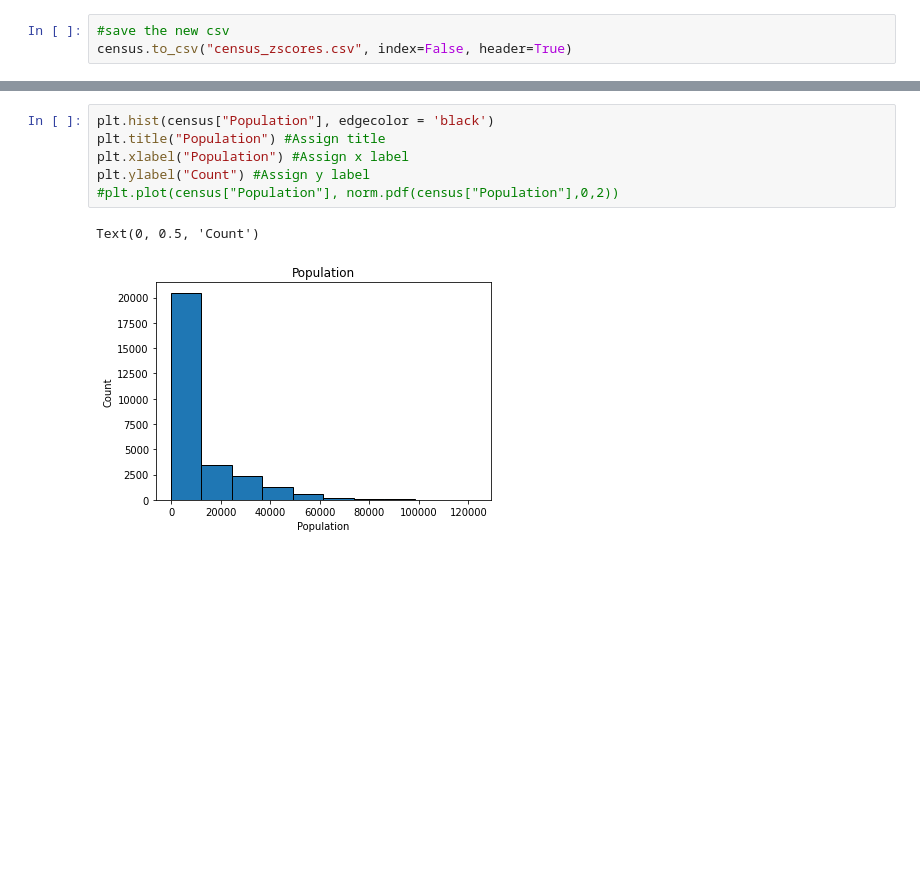
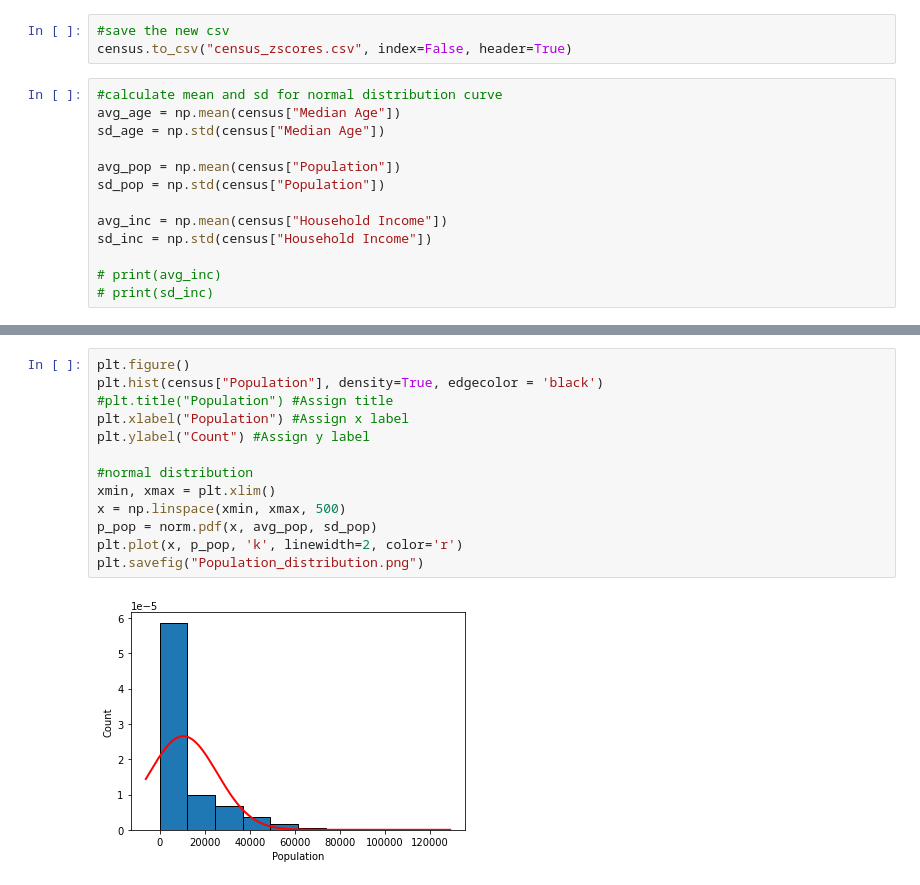
Before and after one commit to pnisenson/marvel-star, a Jupyter notebook: Zscores calculation.ipynb, the cells around one changed output, grey strips where cells are left out. Cells and saved outputs as stored; diff of their text form; blank space fills up the shorter version.

Commit message:
updated histograms and bell curve

```diff
--- a/Zscores calculation.ipynb
+++ b/Zscores calculation.ipynb
@@ -111,5 +124,18 @@ KeyError: "['Median Male Age' 'Median Female Age' 'state_name'] not found in axi
 # %%
 #save the new csv
 census.to_csv("census_zscores.csv", index=False, header=True)
+# %%
+#calculate mean and sd for normal distribution curve
+avg_age = np.mean(census["Median Age"])
+sd_age = np.std(census["Median Age"])
+
+avg_pop = np.mean(census["Population"])
+sd_pop = np.std(census["Population"])
+
+avg_inc = np.mean(census["Household Income"])
+sd_inc = np.std(census["Household Income"])
+
+# print(avg_inc)
+# print(sd_inc)
 # %%
 #Visualizations
@@ -134,10 +160,16 @@ plt.show()
 # %%
-plt.hist(census["Population"], edgecolor = 'black')
-plt.title("Population") #Assign title
+plt.figure()
+plt.hist(census["Population"], density=True, edgecolor = 'black')
+#plt.title("Population") #Assign title
 plt.xlabel("Population") #Assign x label
 plt.ylabel("Count") #Assign y label
-#plt.plot(census["Population"], norm.pdf(census["Population"],0,2))
+
+#normal distribution
+xmin, xmax = plt.xlim()
+x = np.linspace(xmin, xmax, 500)
+p_pop = norm.pdf(x, avg_pop, sd_pop)
+plt.plot(x, p_pop, 'k', linewidth=2, color='r')
+plt.savefig("Population_distribution.png")
 # %% [output]
-Text(0, 0.5, 'Count')
-[figure, old version]
+[figure, new version]
 # %%
```
Also changed, not shown: parts of 4 cells of this notebook, 5 other files.
